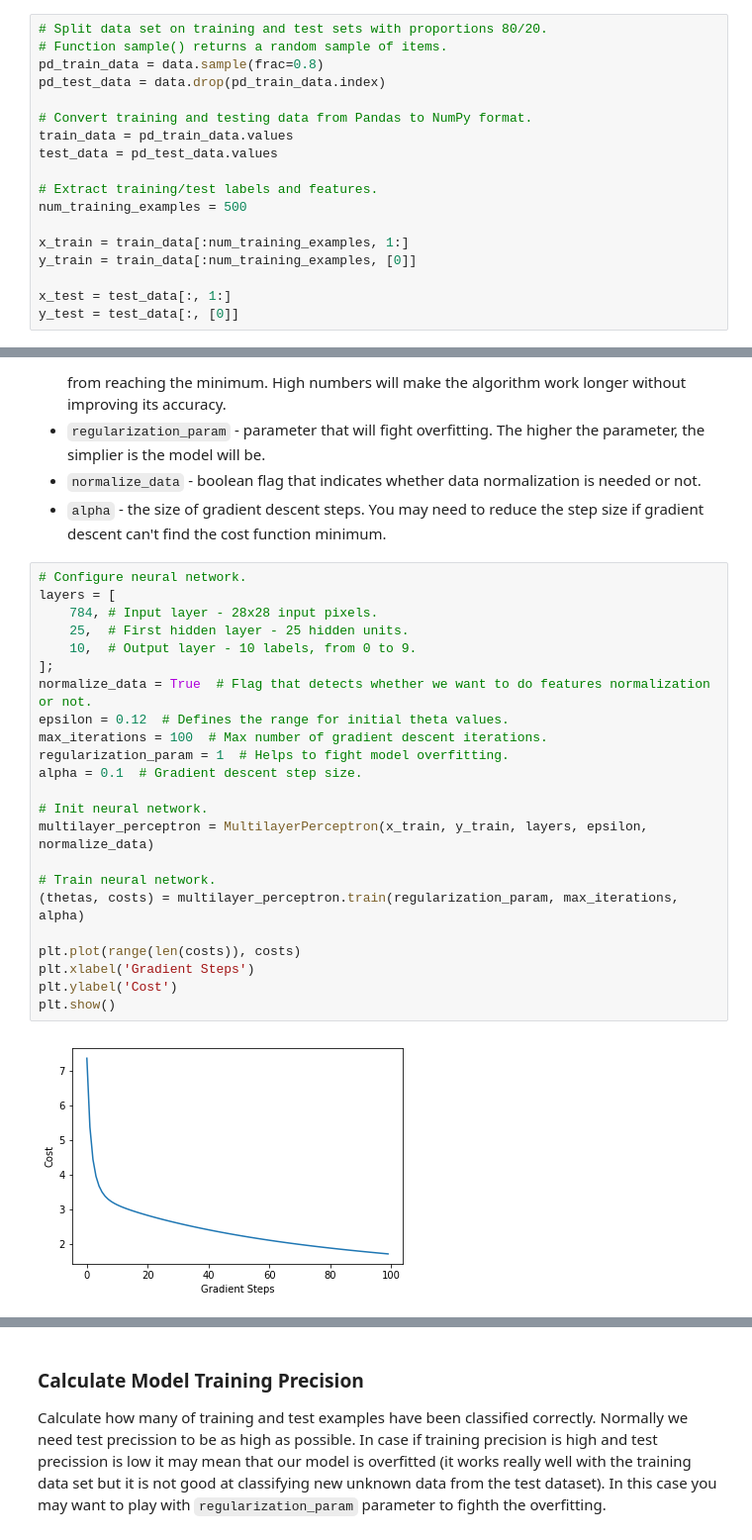
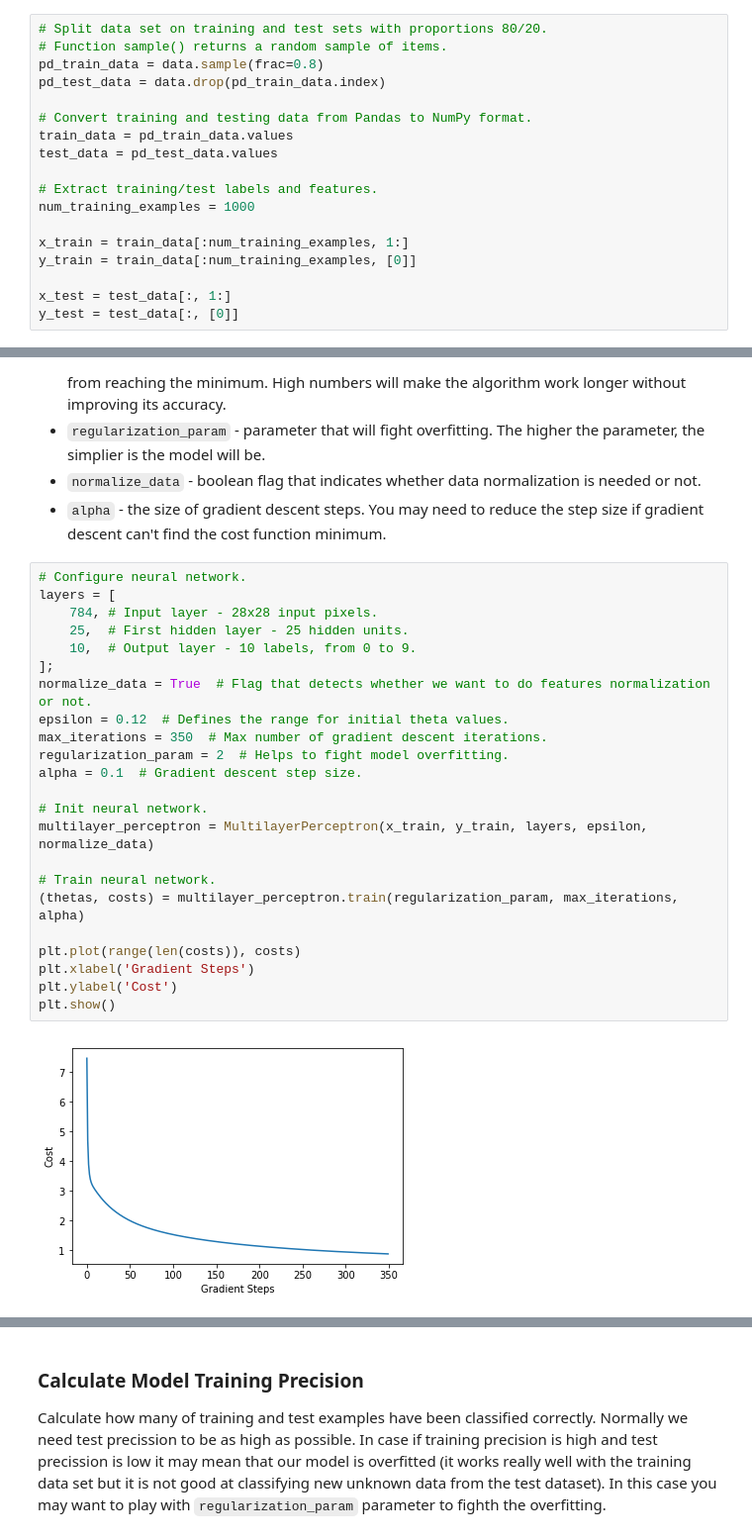
Before and after one commit to trekhleb/homemade-machine-learning, a Jupyter notebook: notebooks/neural_network/multilayer_perceptron_fashion_demo.ipynb, the cells around one changed output, grey strips where cells are left out. Shown: that part at 99% size. Saved outputs shown, nothing was run; the diff lists cells and outputs as text.

```diff
--- a/notebooks/neural_network/multilayer_perceptron_fashion_demo.ipynb
+++ b/notebooks/neural_network/multilayer_perceptron_fashion_demo.ipynb
@@ -150,7 +158,7 @@ train_data = pd_train_data.values
 test_data = pd_test_data.values
 
 # Extract training/test labels and features.
-num_training_examples = 500
+num_training_examples = 1000
 
 x_train = train_data[:num_training_examples, 1:]
 y_train = train_data[:num_training_examples, [0]]
@@ -172,25 +180,25 @@ y_test = test_data[:, [0]]
 # %%
 # Configure neural network.
 layers = [
     784, # Input layer - 28x28 input pixels.
     25,  # First hidden layer - 25 hidden units.
     10,  # Output layer - 10 labels, from 0 to 9.
 ];
 normalize_data = True  # Flag that detects whether we want to do features normalization or not.
 epsilon = 0.12  # Defines the range for initial theta values.
-max_iterations = 100  # Max number of gradient descent iterations.
-regularization_param = 1  # Helps to fight model overfitting.
+max_iterations = 350  # Max number of gradient descent iterations.
+regularization_param = 2  # Helps to fight model overfitting.
 alpha = 0.1  # Gradient descent step size.
 
 # Init neural network.
 multilayer_perceptron = MultilayerPerceptron(x_train, y_train, layers, epsilon, normalize_data)
 
 # Train neural network.
 (thetas, costs) = multilayer_perceptron.train(regularization_param, max_iterations, alpha)
 
 plt.plot(range(len(costs)), costs)
 plt.xlabel('Gradient Steps')
 plt.ylabel('Cost')
 plt.show()
 # %% [output]
-[figure, old version]
+[figure, new version]
```
Also changed, not shown: parts of 5 cells of this notebook.
